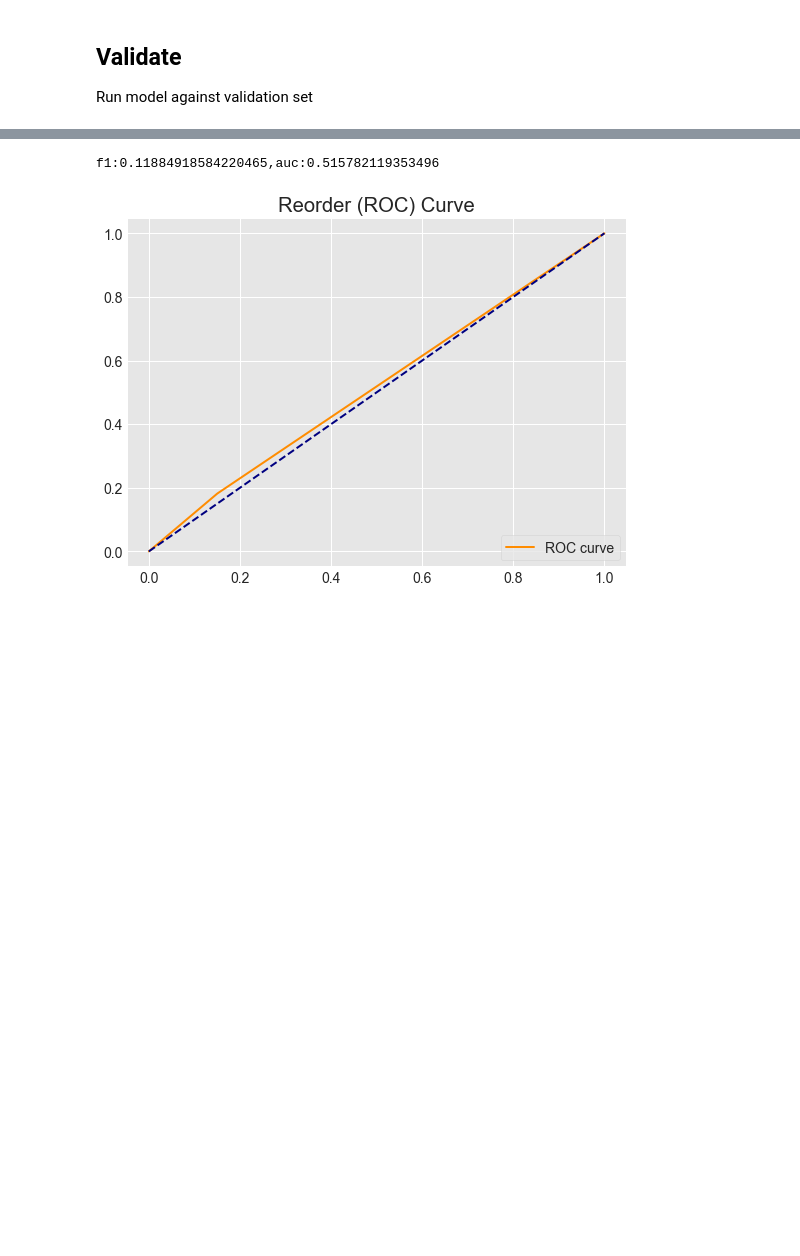
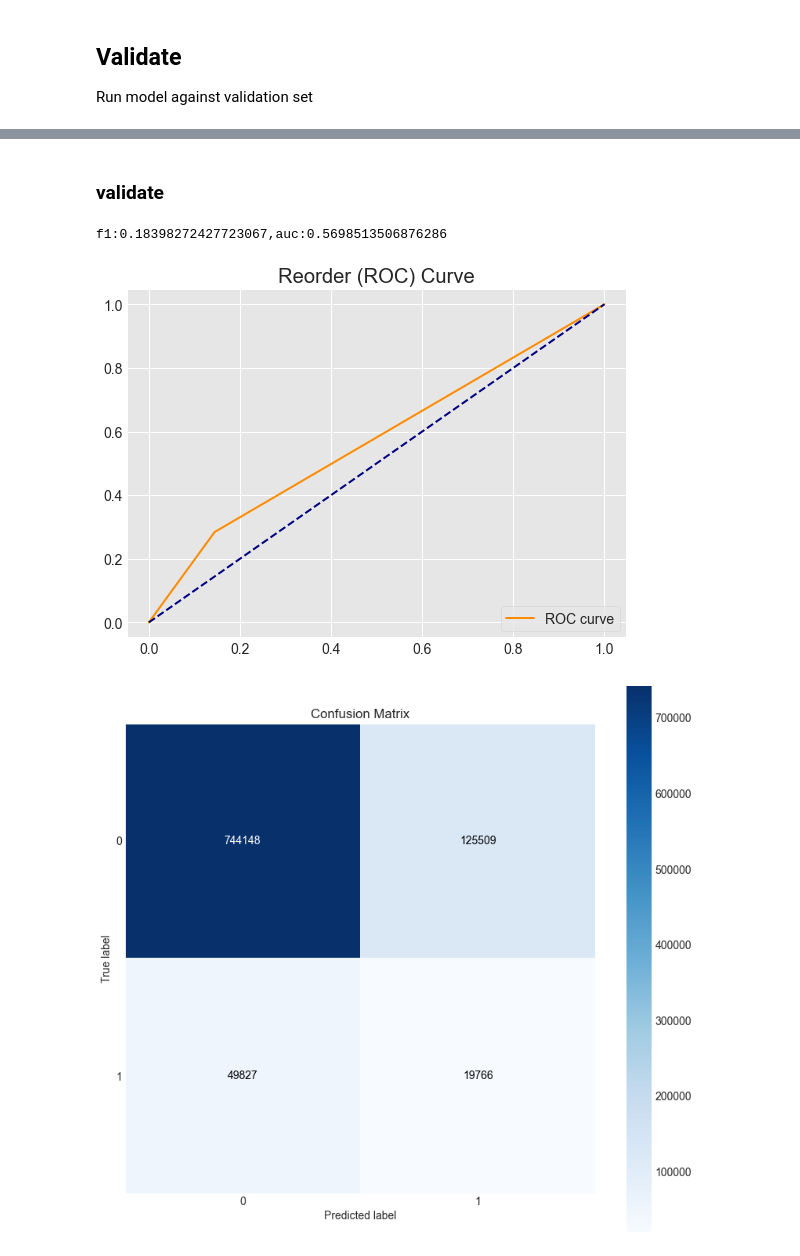
Before and after one commit to tchen052/Instacart-Market-Basket-Analysis, a Jupyter notebook: ipynb/models/log model testing.ipynb, the cells around one changed output, grey strips where cells are left out. Drawn from its saved outputs; the diff is of its cells as text; code cells hidden in the pictures; blank space fills up the shorter version.

```diff
--- a/ipynb/models/log model testing.ipynb
+++ b/ipynb/models/log model testing.ipynb
@@ -499,14 +519,7 @@ The model is not great at predicting true positives
 # %%
 from sklearn.model_selection import GridSearchCV
 
-# param_grid = {'C': [0.001, 0.01, 0.1, 1, 10, 100, 1000] }
-# clf = GridSearchCV(LogisticRegression(penalty='l2'), param_grid)
-# GridSearchCV(cv=None,
-#              estimator=LogisticRegression(C=1.0, intercept_scaling=1,
-#                dual=False, fit_intercept=True, penalty='l2', tol=0.0001),
-#              param_grid={'C': [0.001, 0.01, 0.1, 1, 10, 100, 1000]})
-
-clf = LogisticRegression(max_iter=500)
+clf = LogisticRegression(class_weight={0: 0.06836734693877551, 1: 0.9316326530612244}, max_iter=500)
 grid_values = {'penalty': ['l2'],'C':[0.001,.009,0.01,.1,1,5,10,25,100,1000]}
 grid_clf_acc = GridSearchCV(clf, param_grid = grid_values,scoring = 'f1')
 
@@ -542,7 +555,8 @@ grid_clf_acc.best_params_
 # %%
 # stored_score_vals
 # %%
-logreg = LogisticRegression(penalty = 'l2', C= 0.1, random_state = 0, max_iter=500)
+# logreg = LogisticRegression(penalty = 'l2', C= 0.1, random_state = 0, max_iter=500)
+logreg = LogisticRegression(C=100, penalty= 'l2',class_weight={0: 0.06836734693877551, 1: 0.9316326530612244}, max_iter=500)
 logreg.fit(X_train, y_train)
 
 y_pred = logreg.predict(X_test)
@@ -748,22 +768,24 @@ Run model against validation set
 # %%
 #Final model
-X_train = X_train[best_features]
-X_test = X_test[best_features]
+# X_train = X_train[best_features]
+# X_test = X_test[best_features]
 
-logreg = LogisticRegression(penalty = 'l2', C= .1, max_iter=500)
+logreg = LogisticRegression(C=100, penalty= 'l2',class_weight={0: 0.06836734693877551, 1: 0.9316326530612244}, max_iter=500)
 logreg.fit(X_train, y_train)
 
 reorder_logit_prob = logreg.predict_proba(X_test)[:,1]
 
-f1=f1_score(y_test,reorder_logit_prob > .15)
-brier=brier_score_loss(y_test, reorder_logit_prob > .15)
-auc=roc_auc_score(y_test, reorder_logit_prob > .15)
+f1=f1_score(y_test,reorder_logit_prob > .55)
+brier=brier_score_loss(y_test, reorder_logit_prob > .55)
+auc=roc_auc_score(y_test, reorder_logit_prob > .55)
 
 print(f"f1:{f1},auc:{auc}")
 
 #plot ROC
-fpr, tpr, thresholds = roc_curve(y_test, reorder_logit_prob > .15)
+fpr, tpr, thresholds = roc_curve(y_test, reorder_logit_prob > .55)
 
 #Visualization for ROC curve
 gen_auc_viz(fpr, tpr, thresholds)
+
+plot_cm(y_test, reorder_logit_prob > .55)
 # %% [output]
@@ -772,34 +795,39 @@ f1:0.11712365654342378,auc:0.514036217763724
+# %% [markdown]
+### validate
 # %%
 X_val = validate.drop(["target",'eval_set'],axis=1)
 y_val = validate['target']
 
 #New X and y for validation data
-X_val= validate[best_features]
+# X_val= validate[best_features]
 
 #Standardize using training mean/std
 # X_val = (X_val-train_mean)/train_std
 # X_val.dropna(axis=1,inplace=True)
 
 # X_val = ct.transform(X_val)
 
 # X_val
 
 # logreg = LogisticRegression(penalty = 'l2', C= .1, max_iter=500)
 # logreg.fit(X_val, y_val)
 
 reorder_logit_prob = logreg.predict_proba(X_val)[:,1]
 
-f1=f1_score(y_val,reorder_logit_prob > .15)
-brier=brier_score_loss(y_val, reorder_logit_prob > .15)
-auc=roc_auc_score(y_val, reorder_logit_prob > .15)
+f1=f1_score(y_val,reorder_logit_prob > .55)
+brier=brier_score_loss(y_val, reorder_logit_prob > .55)
+auc=roc_auc_score(y_val, reorder_logit_prob > .55)
 
 print(f"f1:{f1},auc:{auc}")
 
 #plot ROC
-fpr, tpr, thresholds = roc_curve(y_val, reorder_logit_prob > .15)
+fpr, tpr, thresholds = roc_curve(y_val, reorder_logit_prob > .55)
 
 #Visualization for ROC curve
 gen_auc_viz(fpr, tpr, thresholds)
+
+plot_cm(y_val, reorder_logit_prob > .55)
 # %% [output]
-f1:0.11884918584220465,auc:0.515782119353496
+f1:0.18398272427723067,auc:0.5698513506876286
-[figure, old version]
+[figure, new version]
+[figure, added]
```
Also changed, not shown: parts of 25 cells of this notebook, 2 other files.
